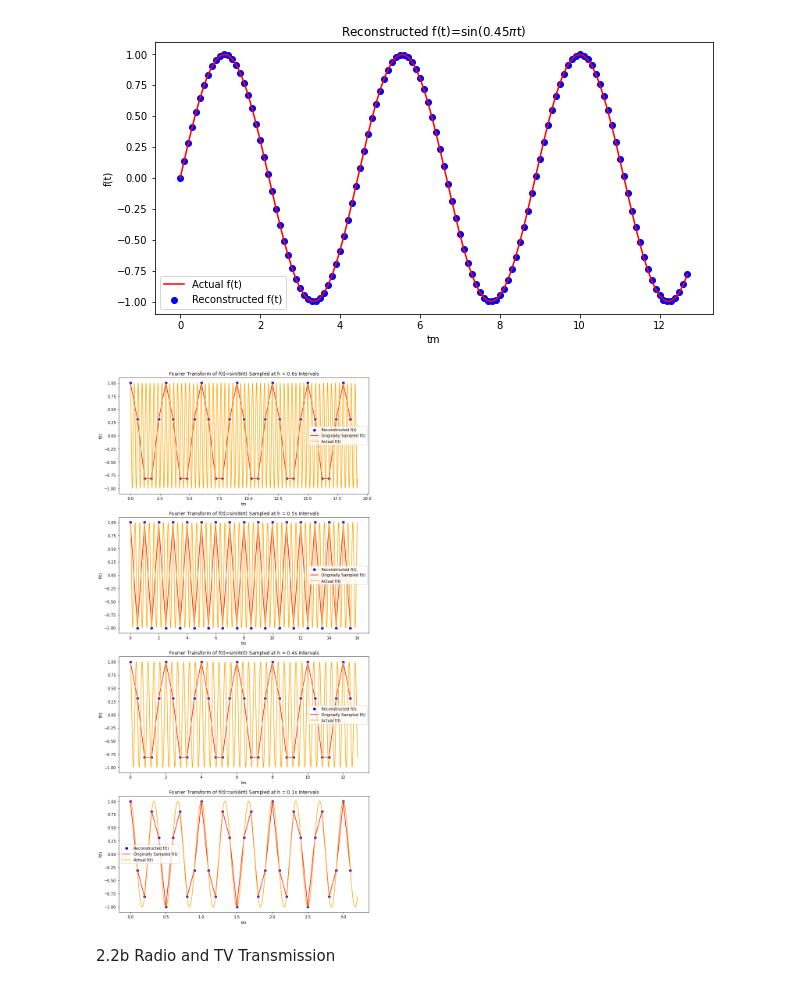
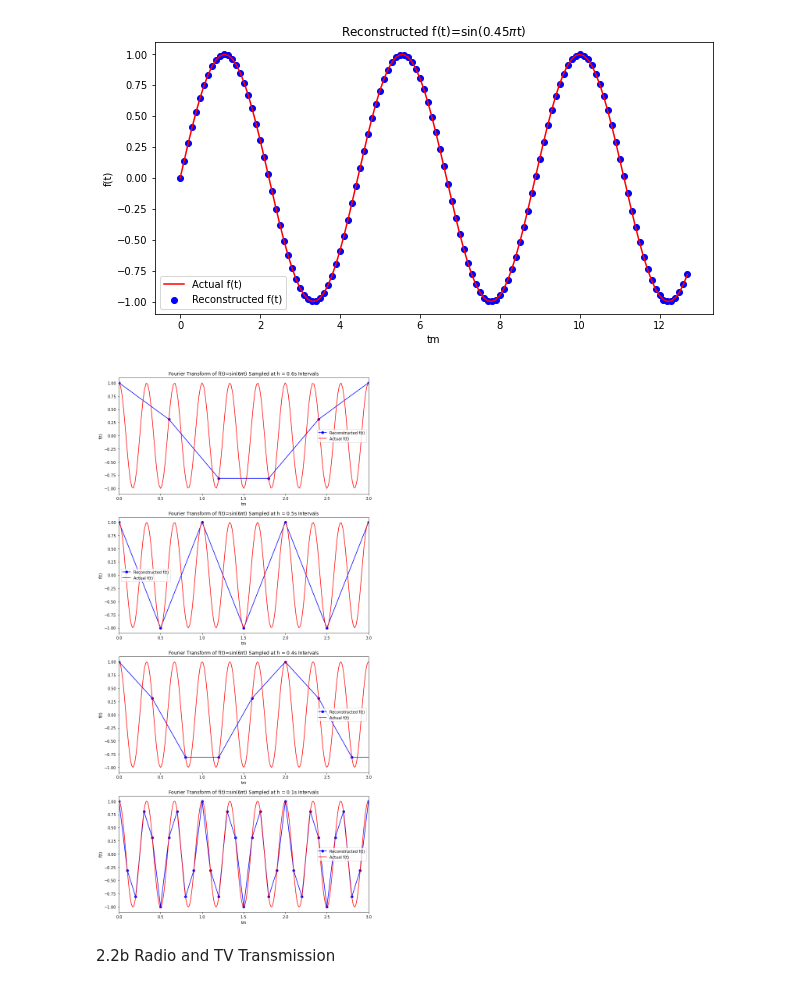
Before and after one commit to jaredrc8/Computational-Physics, a Jupyter notebook: Assignment 4/2_fourierseries_nonperiodic.ipynb, the cells around one changed output. Saved outputs shown, nothing was run; the diff lists cells and outputs as text; code cells hidden in the pictures.

```diff
--- a/Assignment 4/2_fourierseries_nonperiodic.ipynb
+++ b/Assignment 4/2_fourierseries_nonperiodic.ipynb
@@ -78,7 +78,7 @@ def real_imag(func, N, h):
             # Calculate imaginary component of DFT
             imag[n] += im(func, m, n, N, h)
     # Calculate power spectrum of DFT
-    power_spec = real**2 + imag**2
+    power_spec = np.sqrt(real**2 + imag**2)
     return real, imag, power_spec
 
 # Calculate real, imaginary, and power spectrum for function
@@ -102,7 +102,7 @@ ax.set_title("Power Spectrum of Fn")
 # Locate dominant frequency in power spectrum
 n_max = M[np.where(power_spec == max(power_spec))]
 vn = n_max / tau
-print('Dominant Frequency =',vn,'Hz at n =',n_max)
+print('Dominant Frequency =',vn,'Hz at n =',n_max+1)
 # %% [output]
 Sampling Rate vs = 10.0 Hz
  v1 = 0.078125 Hz
@@ -143,33 +143,33 @@ ax.legend()
 # %%
 # Define new function
 def function1(t):
     return np.cos(6*np.pi*t)
 
 
 N = 32 # Total sampling points
 H = [0.6, 0.5, 0.4, 0.1] # Changing step size for comparison
 M = np.linspace(0,N-1,N) # Steps
 
 f = np.empty([len(H),N])
-for i in range(len(H)): # For each different step size
+for i in range(len(H)): # For each different step size H
     # Conduct a Discrete Fourier Transform and store in matrix f
     real, imag, power_spec = real_imag(function1, N, H[i])
     f[i,:] = reconstruct(real, imag, N)
 
 
 fig, ax = plt.subplots(4,1,figsize=[10,20])
 # Plot the original and reconstructed functions for each different step size to compare
 for i in range(len(H)):
-    ax[i].scatter(M*H[i], f[i,:], color = 'blue', label = 'Reconstructed f(t)')
-    ax[i].plot(M*H[i],function1(M*H[i]),color = 'red', label = 'Originally Sampled f(t)')
-    ax[i].plot(np.linspace(0,N*H[i],1000), function1(np.linspace(0,N*H[i],1000)), color = 'orange', label = 'Actual f(t)')
+    ax[i].plot(M*H[i], f[i,:], 'b-o', label = 'Reconstructed f(t)')
+    ax[i].plot(np.linspace(0,N*H[i],1000), function1(np.linspace(0,N*H[i],1000)), color = 'red', label = 'Actual f(t)')
     ax[i].set_xlabel("tm")
     ax[i].set_ylabel("f(t)")
     ax[i].set_title("Fourier Transform of f(t)=sin(6$\pi$t) Sampled at h = "+str(H[i])+"s Intervals")
     ax[i].legend()
+    ax[i].set_xlim([0,3])
 fig.tight_layout()
 # %% [output]
-[figure, old version]
+[figure, new version]
 # %% [markdown]
 2.2b Radio and TV Transmission
 # %%
```
Also changed, not shown: parts of 2 cells of this notebook, 10 other files.
